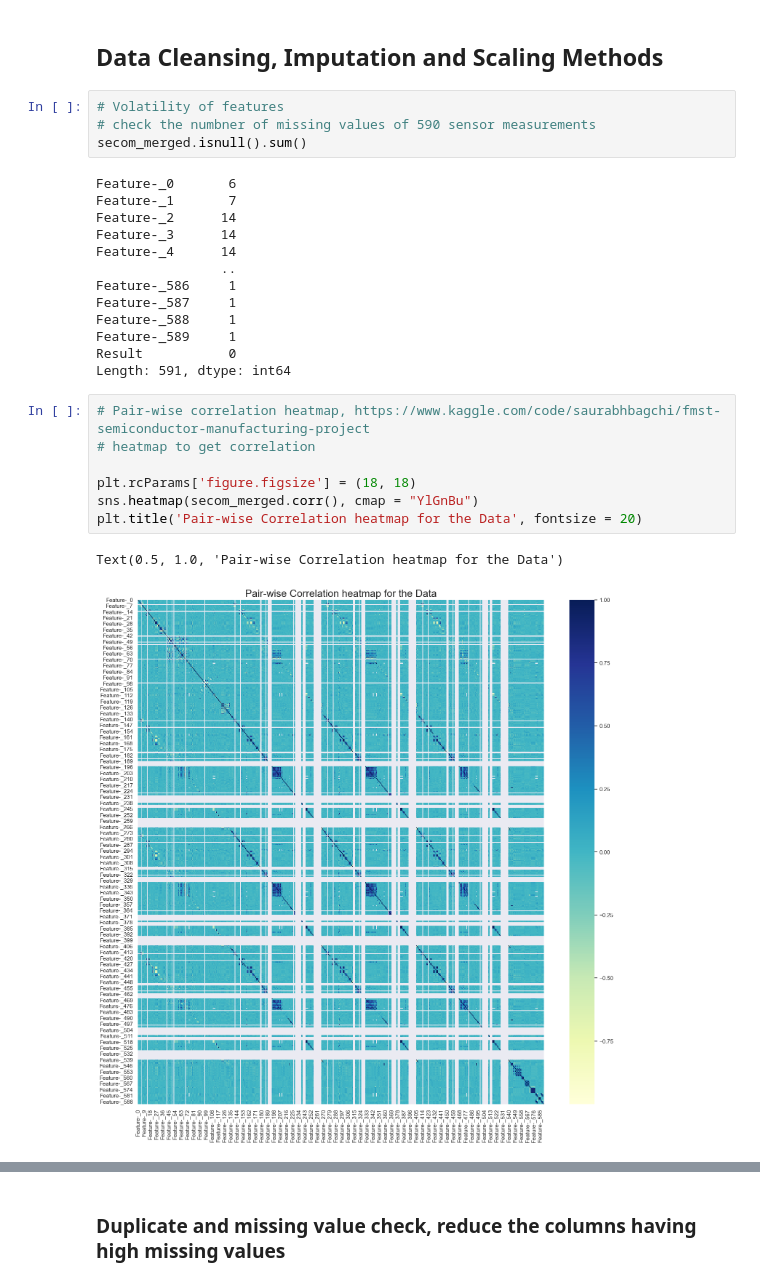
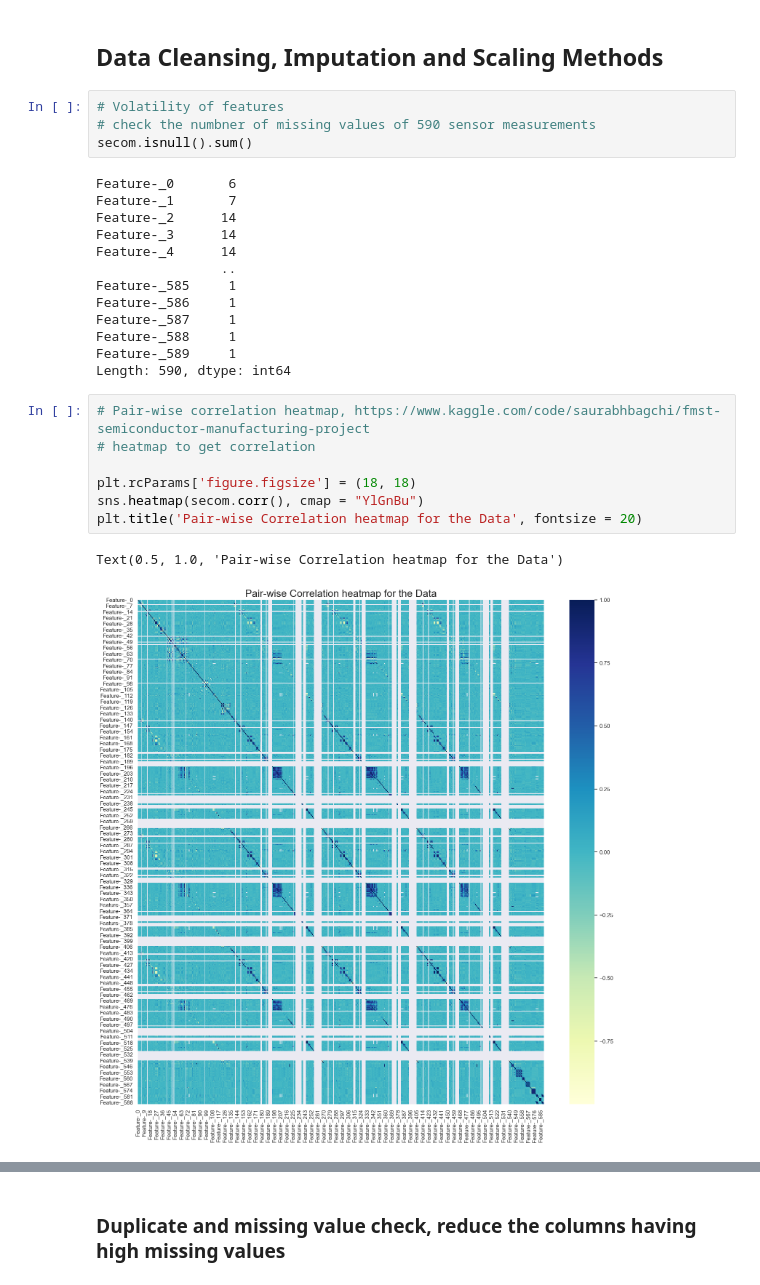
Before and after one commit to ZhitingDu/Machine-Learning, a Jupyter notebook: Secom.ipynb, the cells around one changed output, grey strips where cells are left out. Cells and saved outputs as stored; diff of their text form.

```diff
--- a/Secom.ipynb
+++ b/Secom.ipynb
@@ -104,7 +104,7 @@ There are measures have high percentage of missing data, which will be anaylzed
 # %%
 # Volatility of features
 # check the numbner of missing values of 590 sensor measurements
-secom_merged.isnull().sum()
+secom.isnull().sum()
 # %% [output]
 Feature-_0       6
 Feature-_1       7
@@ -112,19 +112,19 @@ Feature-_2      14
 Feature-_3      14
 Feature-_4      14
                 ..
+Feature-_585     1
 Feature-_586     1
 Feature-_587     1
 Feature-_588     1
 Feature-_589     1
-Result           0
-Length: 591, dtype: int64
+Length: 590, dtype: int64
 # %%
 # Pair-wise correlation heatmap, https://www.kaggle.com/code/saurabhbagchi/fmst-semiconductor-manufacturing-project
 # heatmap to get correlation
 
 plt.rcParams['figure.figsize'] = (18, 18)
-sns.heatmap(secom_merged.corr(), cmap = "YlGnBu")
+sns.heatmap(secom.corr(), cmap = "YlGnBu")
 plt.title('Pair-wise Correlation heatmap for the Data', fontsize = 20)
 # %% [output]
 Text(0.5, 1.0, 'Pair-wise Correlation heatmap for the Data')
-[figure, old version]
+[figure, new version]
```
Also changed, not shown: parts of 49 cells of this notebook.
